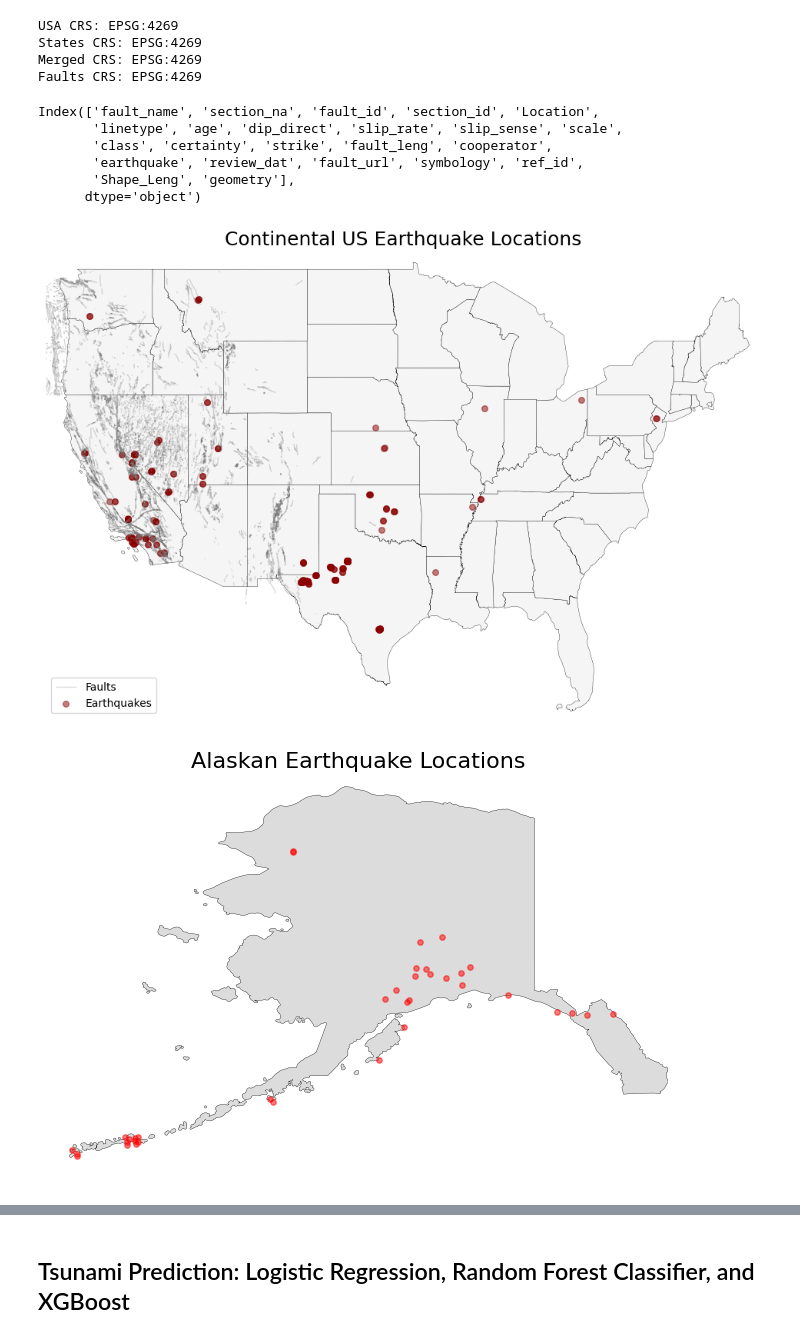
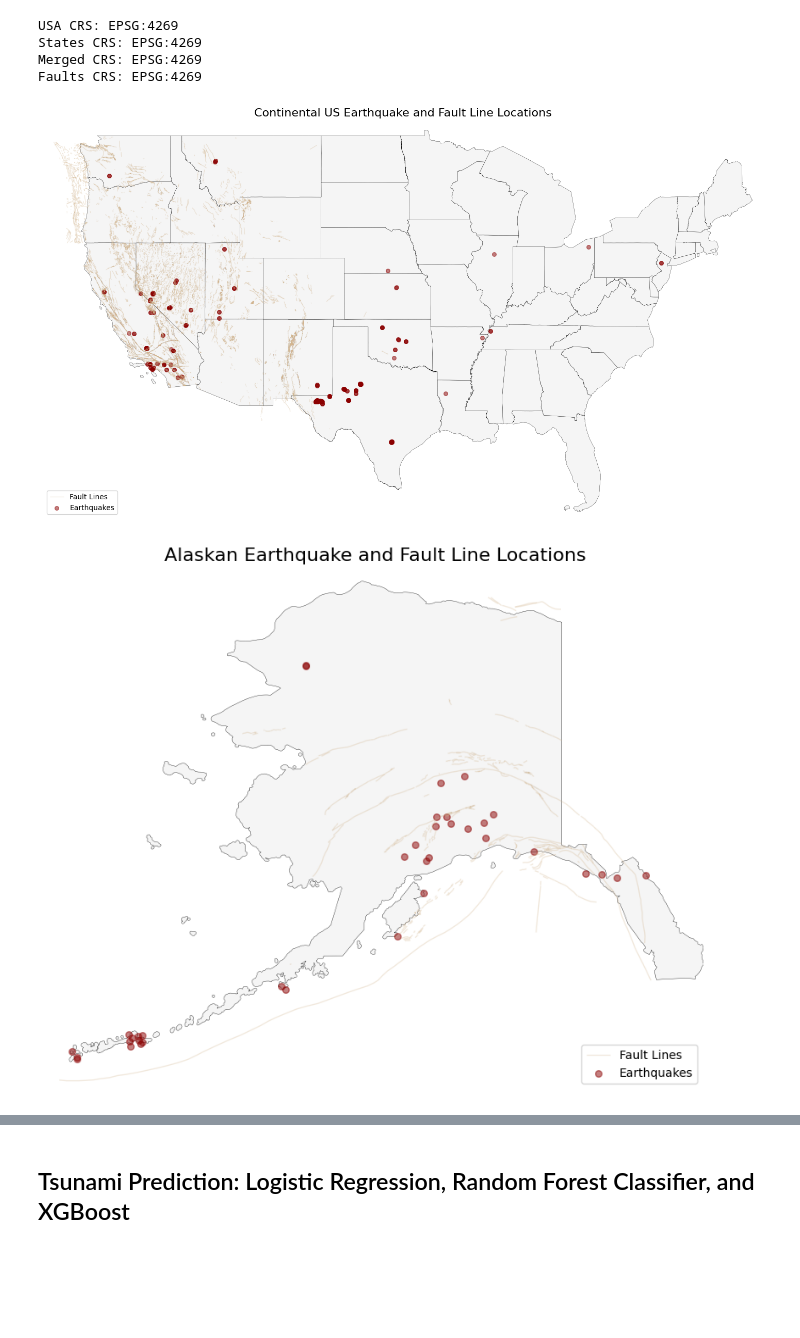
Before and after one commit to connormcmanigal/data-analysis-ML-geospatial-earthquake, a Jupyter notebook: geoanalysis.ipynb, the cells around one changed output, grey strips where cells are left out. Drawn from its saved outputs; the diff is of its cells as text; code cells hidden in the pictures; blank space fills up the shorter version.

Commit message:
touched up plots

```diff
--- a/geoanalysis.ipynb
+++ b/geoanalysis.ipynb
@@ -139,47 +139,41 @@ USA CRS: EPSG:4269
 States CRS: EPSG:4269
 Merged CRS: EPSG:4269
 Faults CRS: EPSG:4269
-# %%
-faults.columns
-# %% [output]
-Index(['fault_name', 'section_na', 'fault_id', 'section_id', 'Location',
-       'linetype', 'age', 'dip_direct', 'slip_rate', 'slip_sense', 'scale',
-       'class', 'certainty', 'strike', 'fault_leng', 'cooperator',
-       'earthquake', 'review_dat', 'fault_url', 'symbology', 'ref_id',
-       'Shape_Leng', 'geometry'],
-      dtype='object')
 # %%
-fig, ax = plt.subplots(figsize = (12, 10))
+fig, ax = plt.subplots(figsize = (18, 10))
 states.plot(ax = ax, linewidth = 0.25, color = 'whitesmoke', edgecolor = 'black')
-faults.plot(ax = ax, color = 'gray', linewidth = 0.95, alpha = 0.3, label = 'Faults')
+faults.plot(ax = ax, color = 'tan', linewidth = 0.95, alpha = 0.3, label = 'Fault Lines')
 usa.plot(ax = ax, color = 'darkred', markersize = 30, alpha = 0.5, label = 'Earthquakes')
+ax.set_aspect('auto')
 
 for spine in ax.spines.values():
     spine.set_visible(False)
 
-plt.title('Continental US Earthquake Locations', fontsize = 18)
-plt.xlim(-126, -66)
+plt.title('Continental US Earthquake and Fault Line Locations', fontsize = 16)
+plt.xlim(-128, -66)
 plt.ylim(24, 50)
 plt.xticks([])
 plt.yticks([])
 plt.legend(loc = 'lower left')
 plt.show()
 # %% [output]
-[figure, old version]
+[figure, new version]
 # %%
-fig, ax = plt.subplots(figsize = (8, 6))
-states.plot(ax = ax, linewidth = 0.25, color = 'gainsboro', edgecolor = 'black')
-usa.plot(ax = ax, color = 'red', markersize = 15, alpha = 0.5)
-
+fig, ax = plt.subplots(figsize = (10, 8))
+states.plot(ax = ax, linewidth = 0.25, color = 'whitesmoke', edgecolor = 'black')
+faults.plot(ax = ax, color = 'tan', linewidth = 0.95, alpha = 0.3, label = 'Fault Lines')
+usa.plot(ax = ax, color = 'darkred', markersize = 30, alpha = 0.5, label = 'Earthquakes')
+ax.set_aspect('auto')
 for spine in ax.spines.values():
     spine.set_visible(False)
 
-plt.title('Alaskan Earthquake Locations', fontsize = 16)
+plt.title('Alaskan Earthquake and Fault Line Locations', fontsize = 16)
 plt.xlim(-181, -130)
 plt.ylim(50, 72)
 plt.xticks([])
 plt.yticks([])
+plt.legend(loc = 'lower right')
 plt.show()
 # %% [output]
-[figure, old version]
+[figure, new version]
 # %%
```
Also changed, not shown: parts of 7 cells of this notebook.
